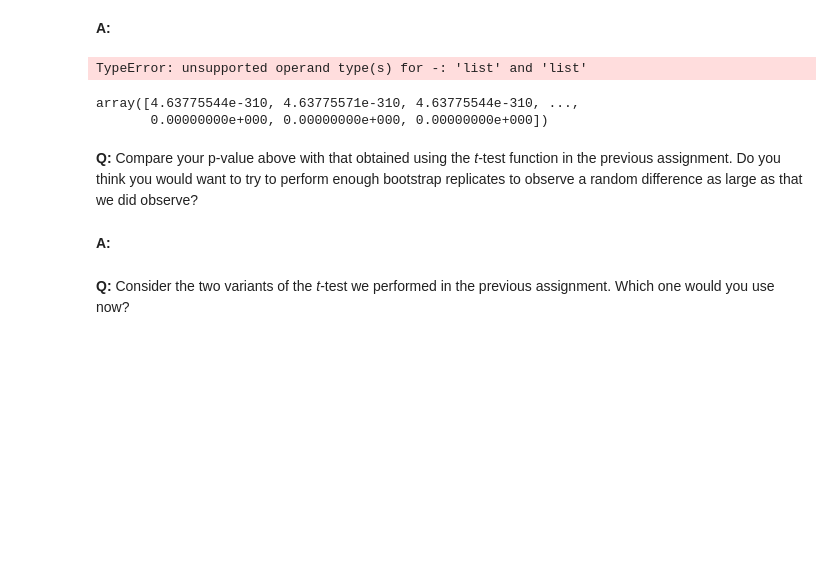
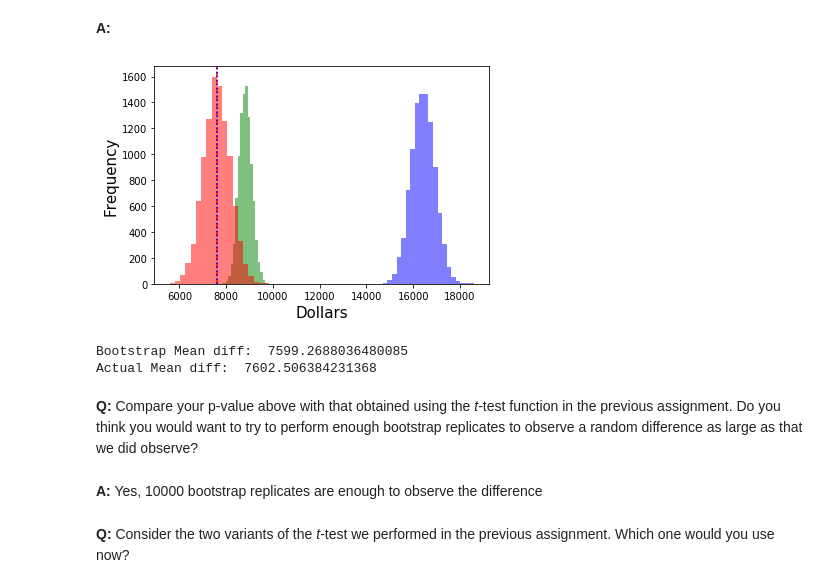
Before and after one commit to Shankar11/My_DataScience_Track, a Jupyter notebook: Mini_Projects/Bootstrap_Inference/Bootstrap_Inference_Mini-Project8.19/inferential_statistics_2-Q.ipynb, the cells around one changed output. Cells and saved outputs as stored; diff of their text form; code cells hidden in the pictures; blank space fills up the shorter version.

Commit message:
Bootstrap Inference

```diff
--- a/Mini_Projects/Bootstrap_Inference/Bootstrap_Inference_Mini-Project8.19/inferential_statistics_2-Q.ipynb
+++ b/Mini_Projects/Bootstrap_Inference/Bootstrap_Inference_Mini-Project8.19/inferential_statistics_2-Q.ipynb
@@ -153,22 +153,30 @@ Ttest_indResult(statistic=1325.269430084305, pvalue=0.0)
 __Q:__ To put the above result in perspective, plot the histogram of your bootstrapped differences along with lines marking the locations of the observed difference. (Why would we plot more than one line, given that we only have one observed difference?)
 # %% [markdown]
 __A:__
-# %%
-mean_diff = pd.DataFrame(bs_sample_ins-bs_sample_not_ins)
-_ = plt.hist(bs_sample_ins, alpha = 0.5, bins = 20, color = 'g')
-_ = plt.axvline(np.mean(mean_diff),color='r', linestyle='--')
-_ = plt.axvline(np.mean(medical.loc[medical['insuranceclaim']==0,'charges']- medical.loc[medical['insuranceclaim']==1,'charges']),color='b', linestyle=':')
-# %% [output]
-TypeError: unsupported operand type(s) for -: 'list' and 'list'
-# %%
-mean_diff
-# %% [output]
-array([4.63775544e-310, 4.63775571e-310, 4.63775544e-310, ...,
-       0.00000000e+000, 0.00000000e+000, 0.00000000e+000])
+# %%
+bs_mean_diff = np.mean(bs_sample_ins)-np.mean(bs_sample_not_ins)
+bootstrapped_diff = np.array(bs_sample_ins)-np.array(bs_sample_not_ins)
+actual_mean_diff = np.mean(med_charges.loc[med_charges['insuranceclaim']==1,'charges'])- np.mean(med_charges.loc[med_charges['insuranceclaim']==0,'charges'])
+_ = plt.hist(bs_sample_not_ins, alpha = 0.5, bins = 20, color = 'g')
+_ = plt.hist(bs_sample_ins, alpha = 0.5, bins = 20, color = 'b')
+_ = plt.hist(bootstrapped_diff, alpha = 0.5, bins = 20, color = 'r')
+_ = plt.axvline(bs_mean_diff,color='r', linestyle='--')
+_ = plt.axvline(actual_mean_diff,color='b', linestyle=':')
+_ = plt.xlabel("Dollars", fontsize=15)
+_ = plt.ylabel("Frequency",fontsize=15)
+# %% [output]
+[figure, added]
+# %%
+print("Bootstrap Mean diff: ",bs_mean_diff)
+
+print("Actual Mean diff: ",actual_mean_diff)
+# %% [output]
+Bootstrap Mean diff:  7599.2688036480085
+Actual Mean diff:  7602.506384231368
 # %% [markdown]
 __Q:__ Compare your p-value above with that obtained using the _t_-test function in the previous assignment. Do you think you would want to try to perform enough bootstrap replicates to observe a random difference as large as that we did observe?
-# %% [markdown]
-__A:__
+# %% [markdown]
+__A:__ Yes, 10000 bootstrap replicates are enough to observe the difference
 # %% [markdown]
 __Q:__ Consider the two variants of the _t_-test we performed in the previous assignment. Which one would you use now?
 # %% [markdown]
```
Also changed, not shown: parts of 3 cells of this notebook.
